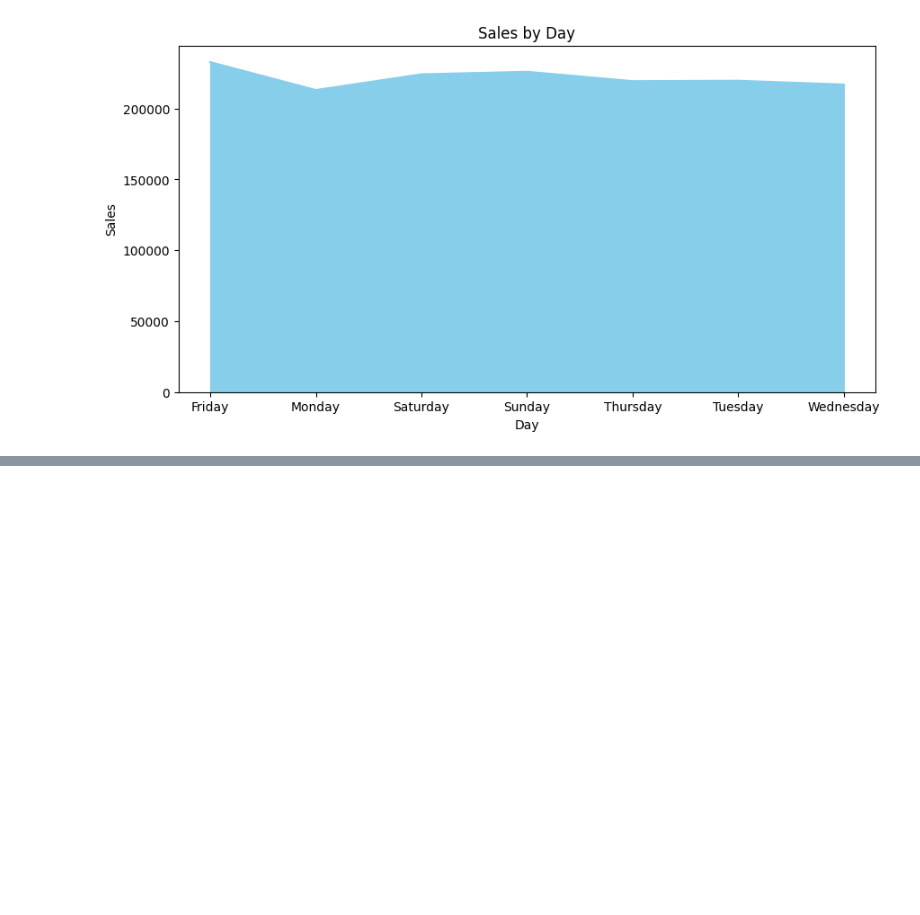
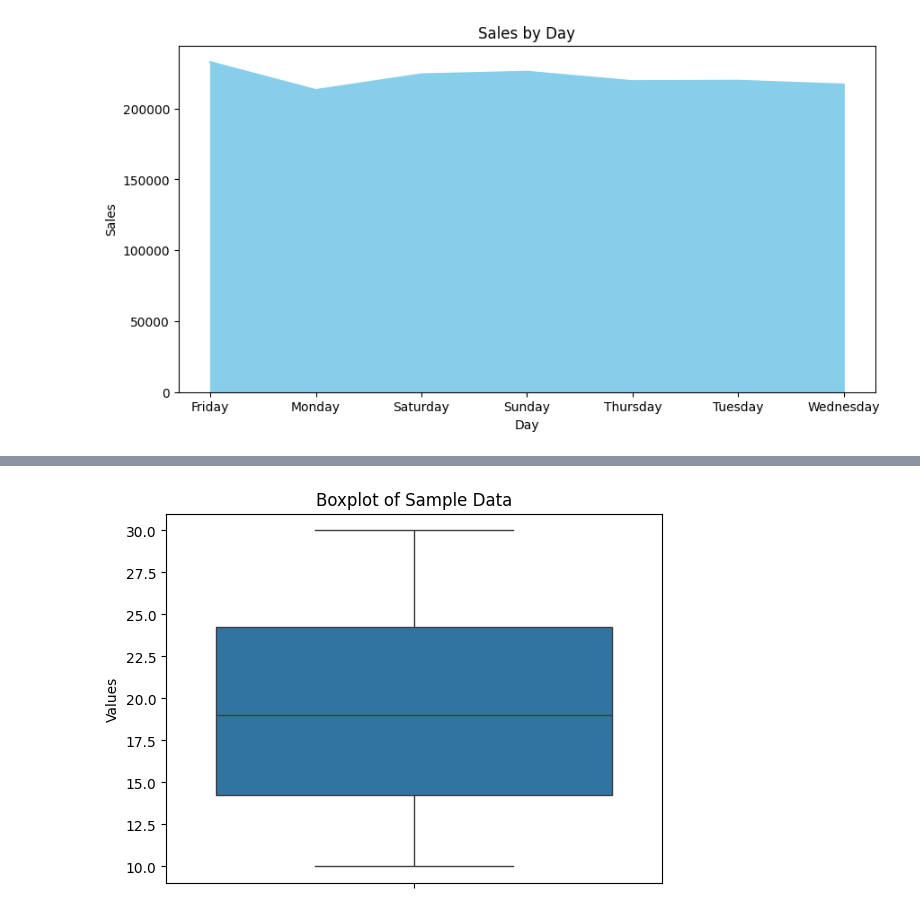
Before and after one commit to balkrishna-16/Datascience-in-Python, a Jupyter notebook: day15_hw.ipynb, the cells around one changed output, grey strips where cells are left out. Saved outputs shown, nothing was run; the diff lists cells and outputs as text; code cells hidden in the pictures; blank space fills up the shorter version.

Commit message:
#Seaborn

```diff
--- a/day15_hw.ipynb
+++ b/day15_hw.ipynb
@@ -185,0 +207,10 @@ plt.show()
+# %%
+import matplotlib.pyplot as plt
+import seaborn as sns
+data = [12, 15, 14, 10, 18, 20, 22, 25, 30, 28]
+sns.boxplot(data=data)
+plt.title("Boxplot of Sample Data")
+plt.ylabel("Values")
+plt.show()
+# %% [output]
+[figure, added]
```
Also changed, not shown: parts of 2 cells of this notebook, 6 other files.
